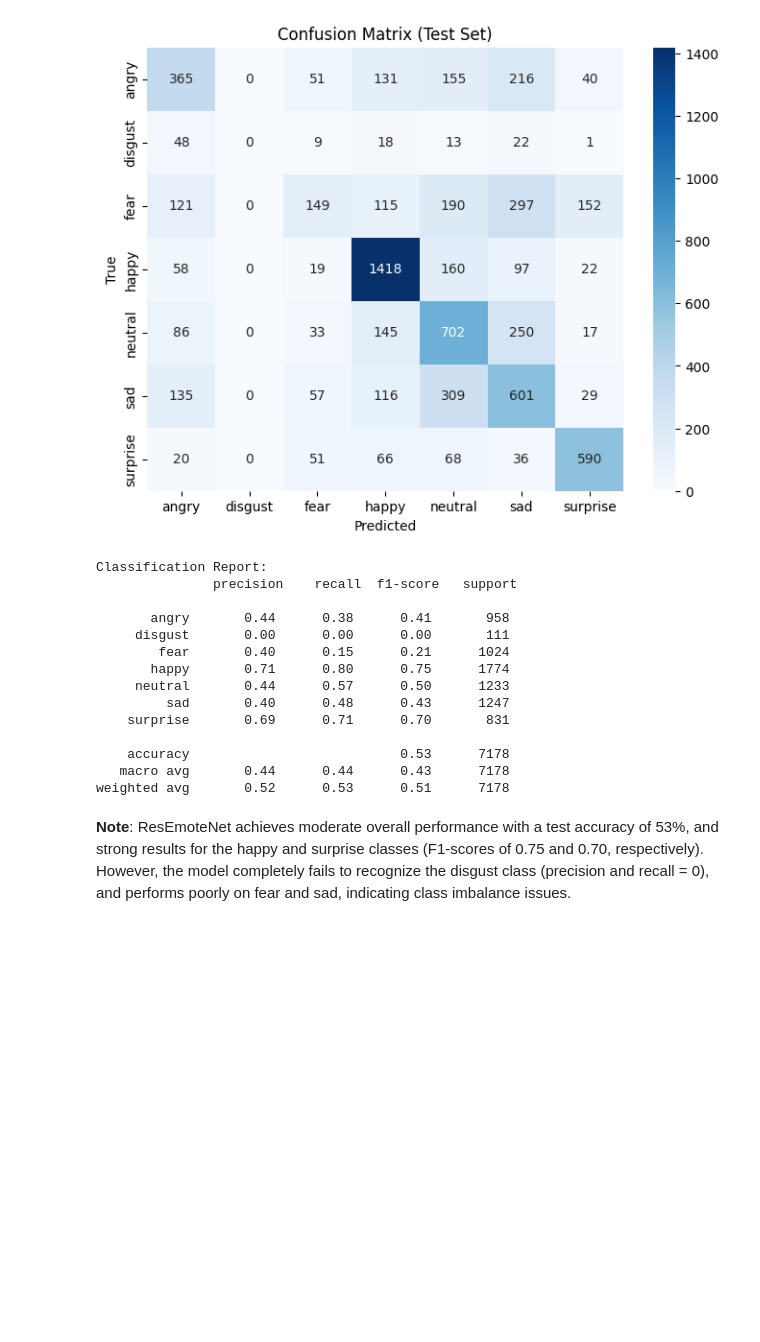
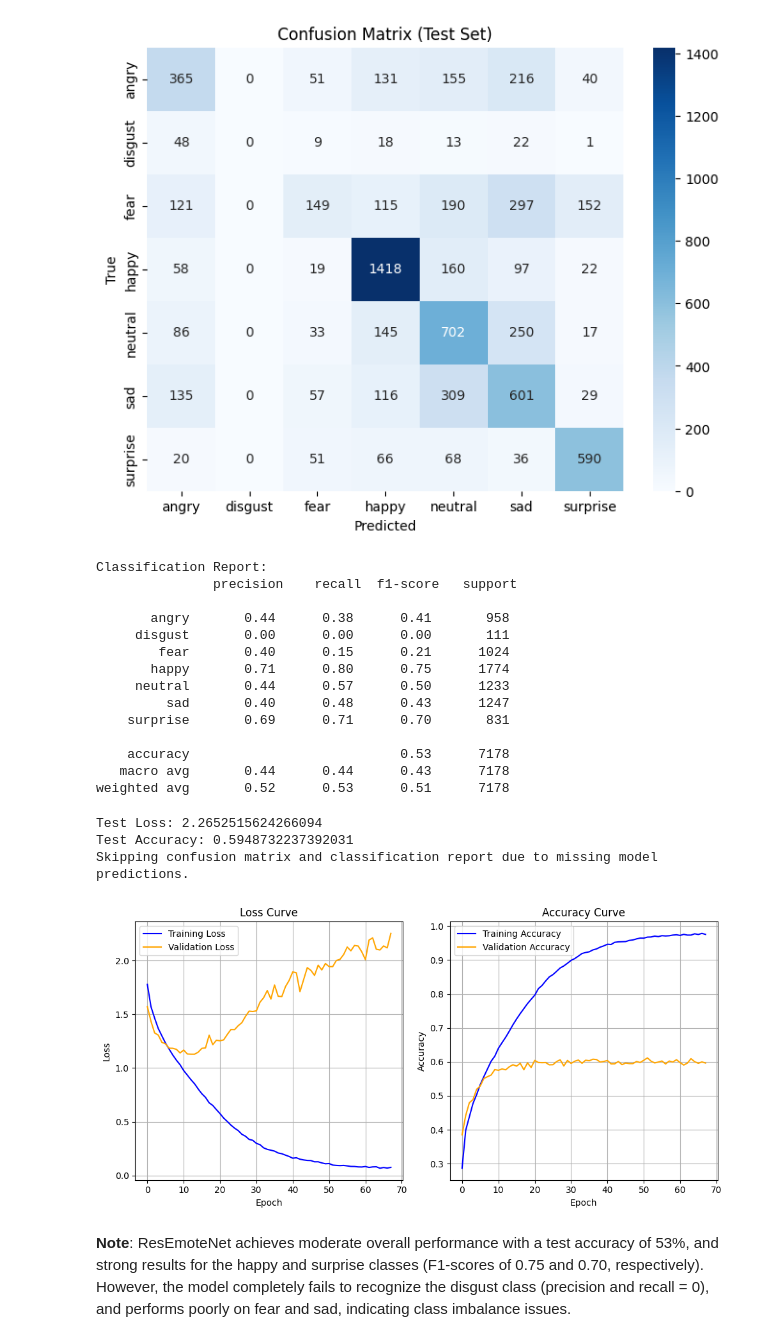
Before and after one commit to yceugene/CSCN8010_DL_Proj, a Jupyter notebook: final_report.ipynb, the cells around one changed output. Saved outputs shown, nothing was run; the diff lists cells and outputs as text; code cells hidden in the pictures; blank space fills up the shorter version.

Commit message:
upload csv history plot

```diff
--- a/final_report.ipynb
+++ b/final_report.ipynb
@@ -818,6 +818,86 @@ Classification Report:
     accuracy                           0.53      7178
    macro avg       0.44      0.44      0.43      7178
 weighted avg       0.52      0.53      0.51      7178
+# %%
+# Load the CSV file
+csv_file = "result_four4all.csv"  # Update path if needed
+history_df = pd.read_csv(csv_file)
+
+# Create a history object compatible with plot_training_history
+class History:
+    def __init__(self, df):
+        self.history = {
+            'loss': df['Train Loss'].tolist(),
+            'val_loss': df['Validation Loss'].tolist(),
+            'accuracy': df['Train Accuracy'].tolist(),
+            'val_accuracy': df['Validation Accuracy'].tolist()
+        }
+
+# Mock model to return test loss and accuracy from CSV
+class MockModel:
+    def evaluate(self, dataset):
+        # Return the last test loss and accuracy from the CSV
+        return history_df['Test Loss'].iloc[-1], history_df['Test Accuracy'].iloc[-1]
+
+    def predict(self, dataset):
+        # Placeholder: Not used in this case
+        return np.zeros((len(dataset), 1))
+
+# Mock test_dataset
+test_dataset = []  # Empty placeholder
+
+# Placeholder for class_names
+class_names = ['Class 0', 'Class 1', 'Class 2', 'Class 3']  # Example class names
+
+def plot_training_history(history, model):
+    # Final evaluation: Calculate accuracy and loss on the test set
+    test_loss, test_acc = model.evaluate(test_dataset)
+    print(f"Test Loss: {test_loss}")
+    print(f"Test Accuracy: {test_acc}")
+
+    # Skip confusion matrix and classification report
+    print("Skipping confusion matrix and classification report due to missing model predictions.")
+
+    # Plot training curves
+    plt.figure(figsize=(10, 5))
+
+    # Loss curve
+    plt.subplot(1, 2, 1)
+    plt.plot(history.history['loss'], label='Training Loss', color='blue')
+    plt.plot(history.history['val_loss'], label='Validation Loss', color='orange')
+    plt.title('Loss Curve')
+    plt.xlabel('Epoch')
+    plt.ylabel('Loss')
+    plt.grid(True)
+    plt.legend()
+
+    # Accuracy curve
+    plt.subplot(1, 2, 2)
+    plt.plot(history.history['accuracy'], label='Training Accuracy', color='blue')
+    plt.plot(history.history['val_accuracy'], label='Validation Accuracy', color='orange')
+    plt.title('Accuracy Curve')
+    plt.xlabel('Epoch')
+    plt.ylabel('Accuracy')
+    plt.grid(True)
+    plt.legend()
+
+    # Adjust layout and display
+    plt.tight_layout()
+    plt.show()
+
+# Create history object from CSV
+history = History(history_df)
+
+# Create mock model
+model = MockModel()
+
+# Call the plotting function
+plot_training_history(history, model)
+# %% [output]
+Test Loss: 2.2652515624266094
+Test Accuracy: 0.5948732237392031
+Skipping confusion matrix and classification report due to missing model predictions.
+[figure, added]
 # %% [markdown]
 **Note**:
 ResEmoteNet achieves moderate overall performance with a test accuracy of 53%, and strong results for the happy and surprise classes (F1-scores of 0.75 and 0.70, respectively). However, the model completely fails to recognize the disgust class (precision and recall = 0), and performs poorly on fear and sad, indicating class imbalance issues.
```
Also changed, not shown: 1 other file.
